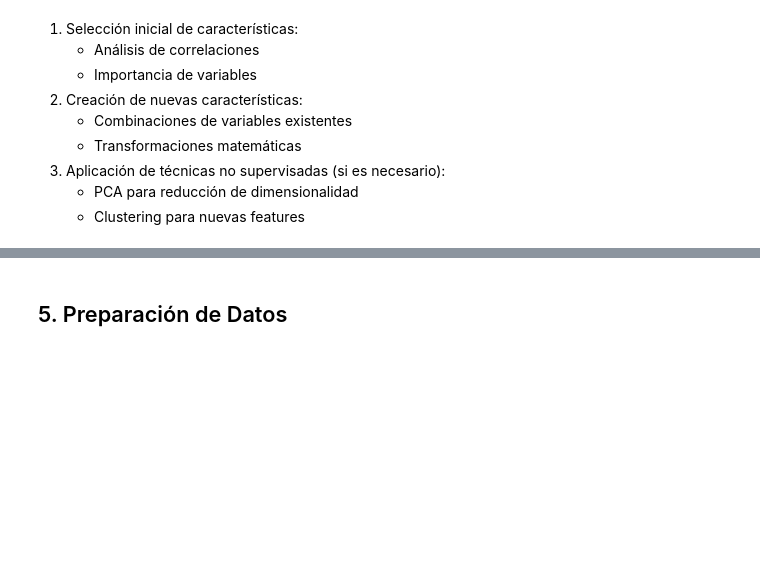
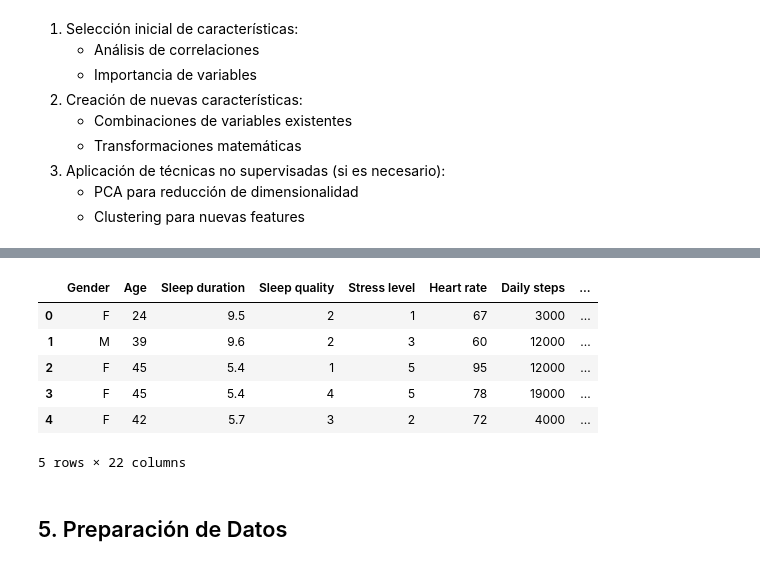
Before and after one commit to JuanManiglia/DS102024, a Jupyter notebook: 3-MachineLearning/10-Proyecto_ML/src/notebooks/limpieza.ipynb, the cells around one changed output, grey strips where cells are left out. Cells and saved outputs as stored; diff of their text form; code cells hidden in the pictures; blank space fills up the shorter version.

```diff
--- a/3-MachineLearning/10-Proyecto_ML/src/notebooks/limpieza.ipynb
+++ b/3-MachineLearning/10-Proyecto_ML/src/notebooks/limpieza.ipynb
@@ -228,0 +279,14 @@ df.drop(columns=['Discomfort Eye-strain', 'Redness in eye', 'Itchiness/Irritatio
+# %%
+def blood_pressure(systolic, diastolic):
+    if systolic >= 140 or diastolic >= 90:
+        return "Hypertension 2"
+    elif systolic >= 130 or diastolic >= 80:
+        return "Hypertension 1"
+    elif systolic >= 120 and diastolic < 80:
+        return "Elevated"
+    elif systolic > 90 and diastolic > 60:
+        return "Normal"
+    else:
+        return "Low"
+
+df["Blood Pressure"] = df.apply(lambda row: blood_pressure(row["systolic"], row["diastolic"]), axis=1)
@@ -229,3 +303,16 @@ df.drop(columns=['Discomfort Eye-strain', 'Redness in eye', 'Itchiness/Irritatio
+# %%
+# Eliminamos las columnas que ya no son necesarias
+df= df.drop(['Blood pressure', 'systolic', 'diastolic'], axis=1)
+# %%
+df.head()
+# %% [output]
+|  | Gender | Age | Sleep duration | Sleep quality | Stress level | Heart rate | Daily steps | ... |
+| 0 | F | 24 | 9.5 | 2 | 1 | 67 | 3000 | ... |
+| 1 | M | 39 | 9.6 | 2 | 3 | 60 | 12000 | ... |
+| 2 | F | 45 | 5.4 | 1 | 5 | 95 | 12000 | ... |
+| 3 | F | 45 | 5.4 | 4 | 5 | 78 | 19000 | ... |
+| 4 | F | 42 | 5.7 | 3 | 2 | 72 | 4000 | ... |
+5 rows × 22 columns
 # %% [markdown]
 ## 5. Preparación de Datos
 # %% [markdown]
```
Also changed, not shown: parts of 10 cells of this notebook, 14 other files.
